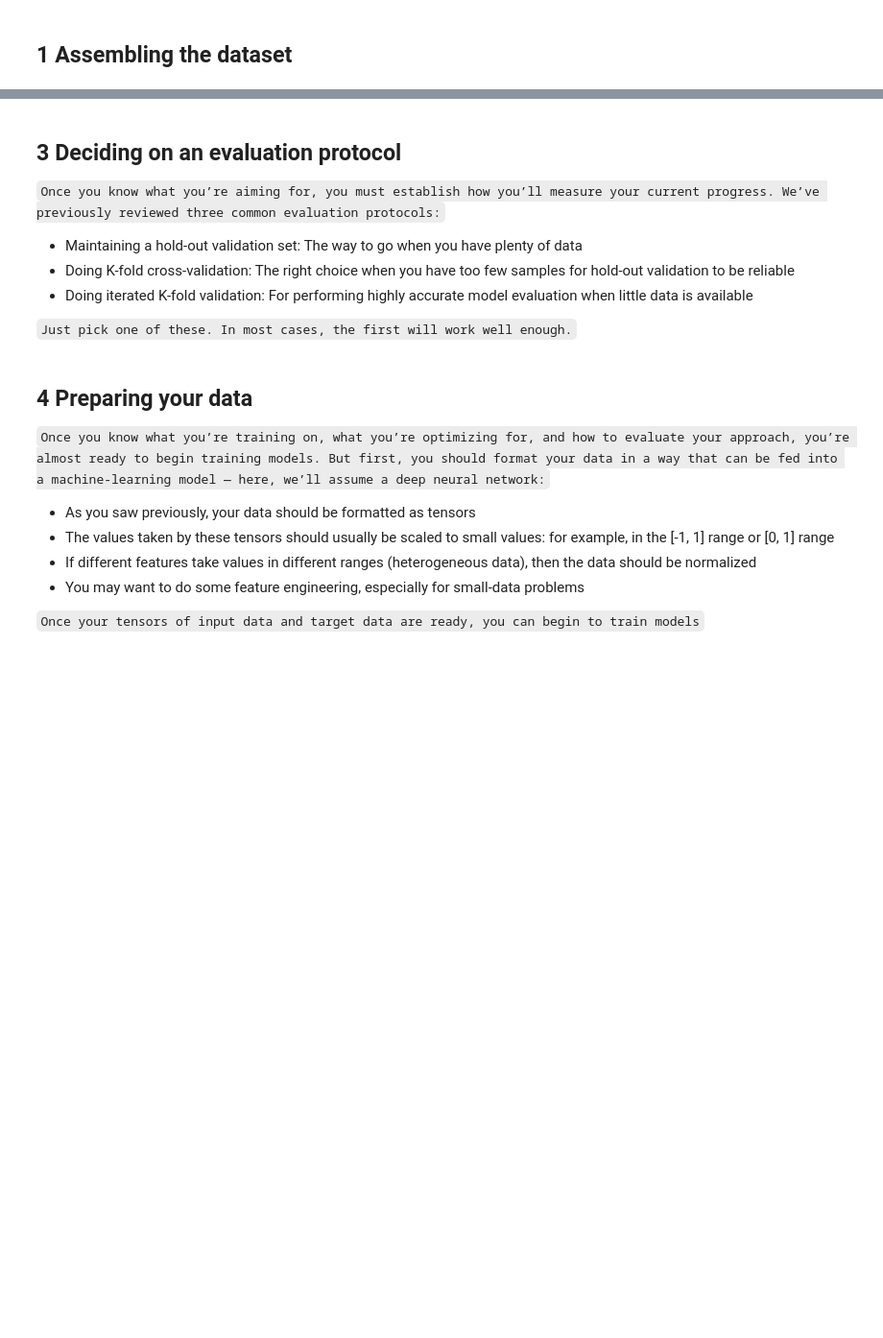
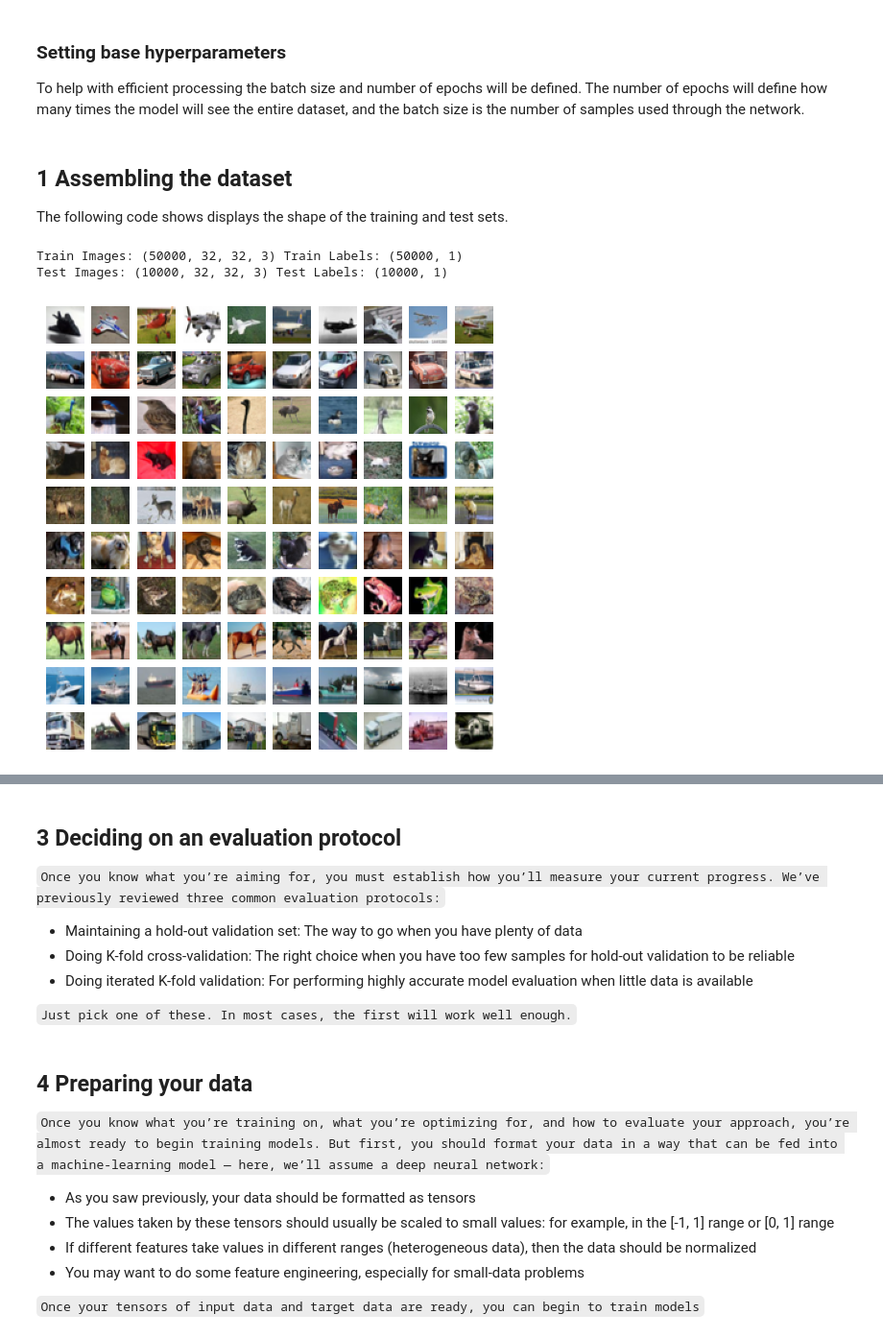
Before and after one commit to nekumonokat/ML_finals_project, a Jupyter notebook: mlnn_finals_project.ipynb, the cells around one changed output, grey strips where cells are left out. Shown at 96% size. Cells and saved outputs as stored; diff of their text form; code cells hidden in the pictures; blank space fills up the shorter version.

Commit message:
Assembled and prepared data for training

````diff
--- a/mlnn_finals_project.ipynb
+++ b/mlnn_finals_project.ipynb
@@ -54,0 +71,3 @@ This project centers around the universal workflow of **DLWP 4.5** on the **CIFA
+# %% [markdown]
+### Setting base hyperparameters
+To help with efficient processing the batch size and number of epochs will be defined. The number of epochs will define how many times the model will see the entire dataset, and the batch size is the number of samples used through the network.
@@ -55,5 +79,40 @@ This project centers around the universal workflow of **DLWP 4.5** on the **CIFA
 # %% [markdown]
 ## 1 Assembling the dataset
+The following code shows displays the shape of the training and test sets.
+# %%
+# LOADING CIFAR-10 DATASET
+(train_images, train_labels), (test_images, test_labels) = cifar10.load_data()
+
+# CIFAR-10 class names
+class_names = [
+    "airplane", "automobile", "bird", "cat", "deer",
+    "dog", "frog", "horse", "ship", "truck"
+]
+
+# EXPLORING DATASET
+print("Train Images:", train_images.shape, "Train Labels:", train_labels.shape)
+print("Test Images:", test_images.shape, "Test Labels:", test_labels.shape)
+
+# VISUALISING SAMPLES
+# creating a 10 x 10 figure
+fig, axes = plt.subplots(10, 10, figsize = (6, 6))
+
+# plotting first 10 images of each class
+for class_idx in range(10):
+    class_imgs = train_images[train_labels.flatten() == class_idx][:10]
+    for i in range(10):
+        axes[class_idx, i].imshow(class_imgs[i])
+        axes[class_idx, i].axis("off")
+
+# adding class labels on the left
+for i, ax in enumerate(axes[:, 0]):
+    ax.set_ylabel(class_names[i], rotation = 90, size = 12)
+
+plt.show()
+# %% [output]
+Train Images: (50000, 32, 32, 3) Train Labels: (50000, 1)
+Test Images: (10000, 32, 32, 3) Test Labels: (10000, 1)
+[figure, added]
 # %% [markdown]
 ## 2 Choosing a measure of success
 ```To control something, you need to be able to observe it. To achieve success, you must define what you mean by success—accuracy? Precision and recall? Customer-retention rate? Your metric for success will guide the choice of a loss function: what your model will optimize. It should directly align with your higher-level goals, such as the success of your business. For balanced-classification problems, where every class is equally likely, accuracy and area under the receiver operating characteristic curve (ROC AUC) are common metrics. For class-imbalanced problems, you can use precision and recall. For ranking problems or multilabel classification, you can use mean average precision. And it isn’t uncommon to have to define your own custom metric by which to measure success. To get a sense of the diversity of machine-learning success metrics and how they relate to different problem domains, it’s helpful to browse the data science competitions on Kaggle (https://kaggle.com); they showcase a wide range of problems and evaluation metrics.```
````
Also changed, not shown: parts of 12 cells of this notebook, 1 other file.
